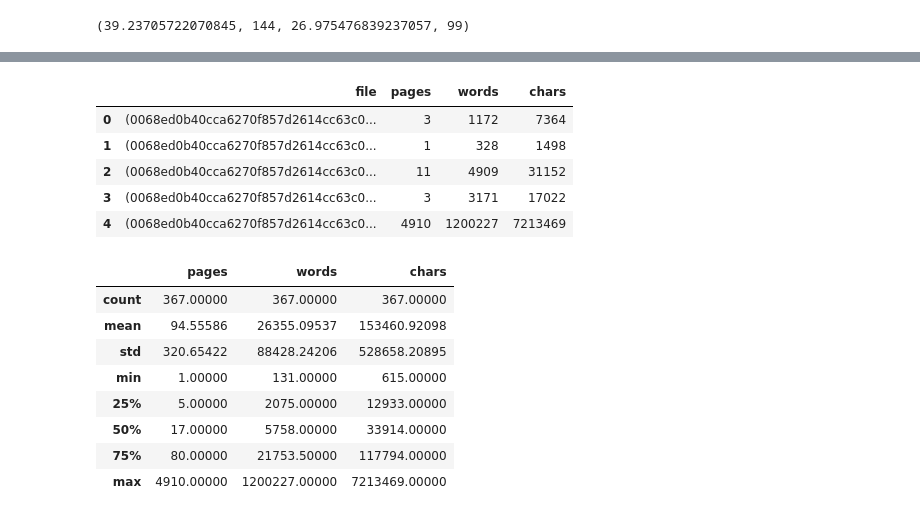
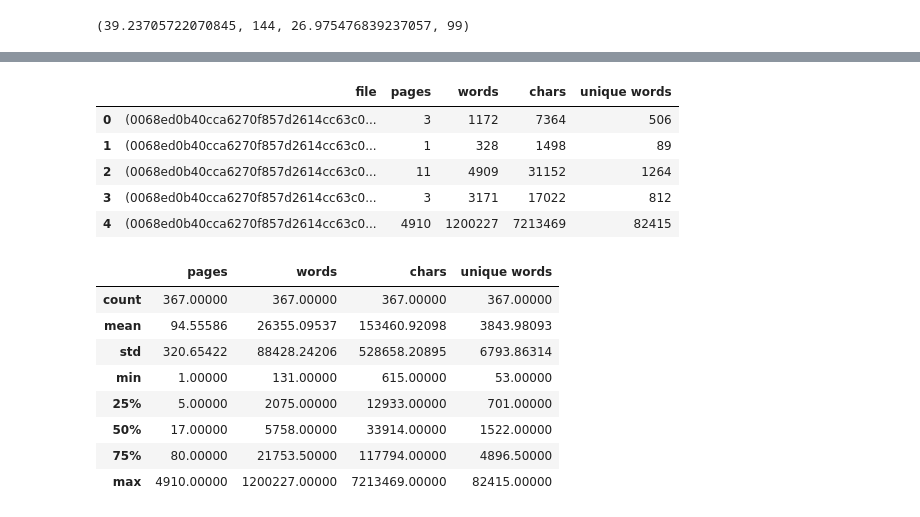
Before and after one commit to JustinBon/thesis, a Jupyter notebook: experiments/Data analysis.ipynb, the cells around one changed output, grey strips where cells are left out. Cells and saved outputs as stored; diff of their text form; code cells hidden in the pictures.

```diff
--- a/experiments/Data analysis.ipynb
+++ b/experiments/Data analysis.ipynb
@@ -6,7 +6,7 @@ import matplotlib.pyplot as plt
 import statistics
 import seaborn as sns
 import pandas as pd
-base = r'F:\Data files\Master thesis\\'
+base = r'F:\\Data files\\Master thesis\\PDFS\\'
 # %%
 unique = set([item.split('_')[0] for item in os.listdir(base)])
 
@@ -14,6 +14,18 @@ len(unique), len(os.listdir(base))
 # %% [output]
 (119, 368)
 # %%
+def countUnique(text, unique):
+    text = text.replace('\n', ' ')
+    words = text.split('\n')
+
+    for word in words:
+        if word in unique:
+            pass
+        else:
+            unique[word] = 0
+    return unique
+
+
 files = {}
 oserror = []
 readerror = []
@@ -23,7 +35,7 @@ for item in os.listdir(base):
     if os.path.isdir(base + item):
         continue
     files[item] = {}
-    files[item]['size'] = os.path.getsize(base + item)
+    files[item]['unique'] = 0
     files[item]['pages'] = 0
     files[item]['chars'] = 0
     files[item]['words'] = 0
@@ -32,12 +44,16 @@ for item in os.listdir(base):
         with open(base + item, 'rb') as f:
             reader = PyPDF2.PdfFileReader(f)
 
+            uniqueWords = {}
             for page in reader.pages:
                 text = page.extractText()
                 text = text.replace('\n', ' ')
                 files[item]['pages'] += 1
                 files[item]['chars'] += len(text)
                 files[item]['words'] += len(text.split())
+                uniqueWords = countUnique(text, uniqueWords)
+            files[item]['unique'] = len(uniqueWords)
+
 
 
     except OSError:
@@ -58,7 +74,7 @@ for item in os.listdir(base):
 
 print(len(files))
 
-print(sum([files[x]['size'] for x in files]) / len(files) / 1024**2)
+print(sum([files[x]['unique'] for x in files]) / len(files) / 1024**2)
 # %% [output]
 PdfReadWarning: Superfluous whitespace found in object header b'1' b'0' [pdf.py:1666]
 PdfReadWarning: Superfluous whitespace found in object header b'2' b'0' [pdf.py:1666]
@@ -252,32 +270,34 @@ for doc in docsUnique:
     docs[doc]['pages'] = len(pages)
     docs[doc]['chars'] = len(text)
     docs[doc]['words'] = len(text.split(' '))
+    docs[doc]['unique'] = len(set(text.split(' ')))
 # %%
 data = {
     'file' : docs.keys(),
     'pages' : [docs[x]['pages'] for x in docs],
     'words' : [docs[x]['words'] for x in docs],
-    'chars' : [docs[x]['chars'] for x in docs]
+    'chars' : [docs[x]['chars'] for x in docs],
+    'unique words' : [docs[x]['unique'] for x in docs]
 }
 
 df2 = pd.DataFrame.from_dict(data)
 df2.head()
 # %% [output]
-|  | file | pages | words | chars |
-| 0 | (0068ed0b40cca6270f857d2614cc63c0... | 3 | 1172 | 7364 |
-| 1 | (0068ed0b40cca6270f857d2614cc63c0... | 1 | 328 | 1498 |
-| 2 | (0068ed0b40cca6270f857d2614cc63c0... | 11 | 4909 | 31152 |
-| 3 | (0068ed0b40cca6270f857d2614cc63c0... | 3 | 3171 | 17022 |
-| 4 | (0068ed0b40cca6270f857d2614cc63c0... | 4910 | 1200227 | 7213469 |
+|  | file | pages | words | chars | unique words |
+| 0 | (0068ed0b40cca6270f857d2614cc63c0... | 3 | 1172 | 7364 | 506 |
+| 1 | (0068ed0b40cca6270f857d2614cc63c0... | 1 | 328 | 1498 | 89 |
+| 2 | (0068ed0b40cca6270f857d2614cc63c0... | 11 | 4909 | 31152 | 1264 |
+| 3 | (0068ed0b40cca6270f857d2614cc63c0... | 3 | 3171 | 17022 | 812 |
+| 4 | (0068ed0b40cca6270f857d2614cc63c0... | 4910 | 1200227 | 7213469 | 82415 |
 # %%
 df2.describe().apply(lambda s: s.apply('{0:.5f}'.format))
 # %% [output]
-|  | pages | words | chars |
-| count | 367.00000 | 367.00000 | 367.00000 |
-| mean | 94.55586 | 26355.09537 | 153460.92098 |
-| std | 320.65422 | 88428.24206 | 528658.20895 |
-| min | 1.00000 | 131.00000 | 615.00000 |
-| 25% | 5.00000 | 2075.00000 | 12933.00000 |
-| 50% | 17.00000 | 5758.00000 | 33914.00000 |
-| 75% | 80.00000 | 21753.50000 | 117794.00000 |
-| max | 4910.00000 | 1200227.00000 | 7213469.00000 |
+|  | pages | words | chars | unique words |
+| count | 367.00000 | 367.00000 | 367.00000 | 367.00000 |
+| mean | 94.55586 | 26355.09537 | 153460.92098 | 3843.98093 |
+| std | 320.65422 | 88428.24206 | 528658.20895 | 6793.86314 |
+| min | 1.00000 | 131.00000 | 615.00000 | 53.00000 |
+| 25% | 5.00000 | 2075.00000 | 12933.00000 | 701.00000 |
+| 50% | 17.00000 | 5758.00000 | 33914.00000 | 1522.00000 |
+| 75% | 80.00000 | 21753.50000 | 117794.00000 | 4896.50000 |
+| max | 4910.00000 | 1200227.00000 | 7213469.00000 | 82415.00000 |
```
Also changed, not shown: parts of 14 cells of this notebook, 1 other file.
